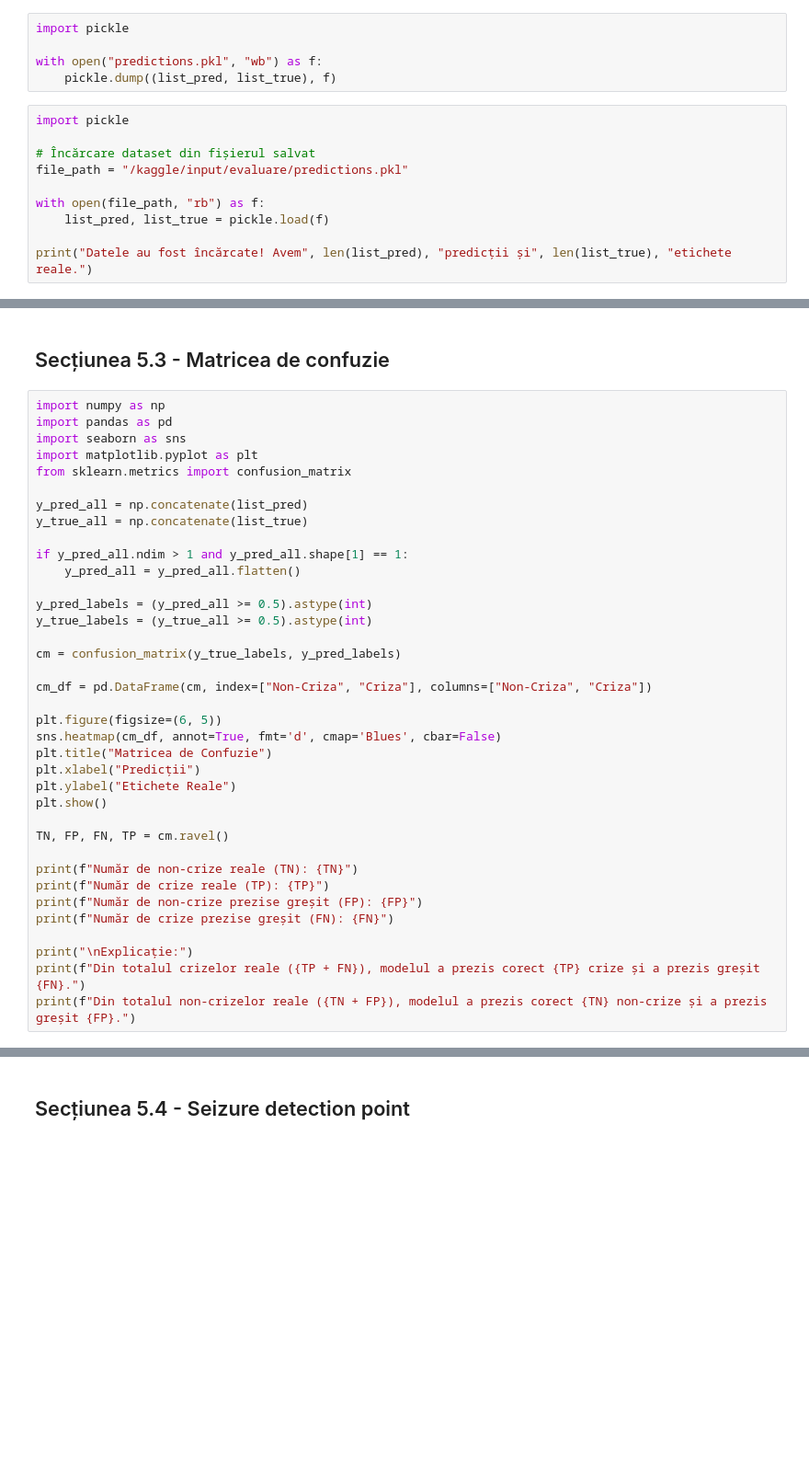
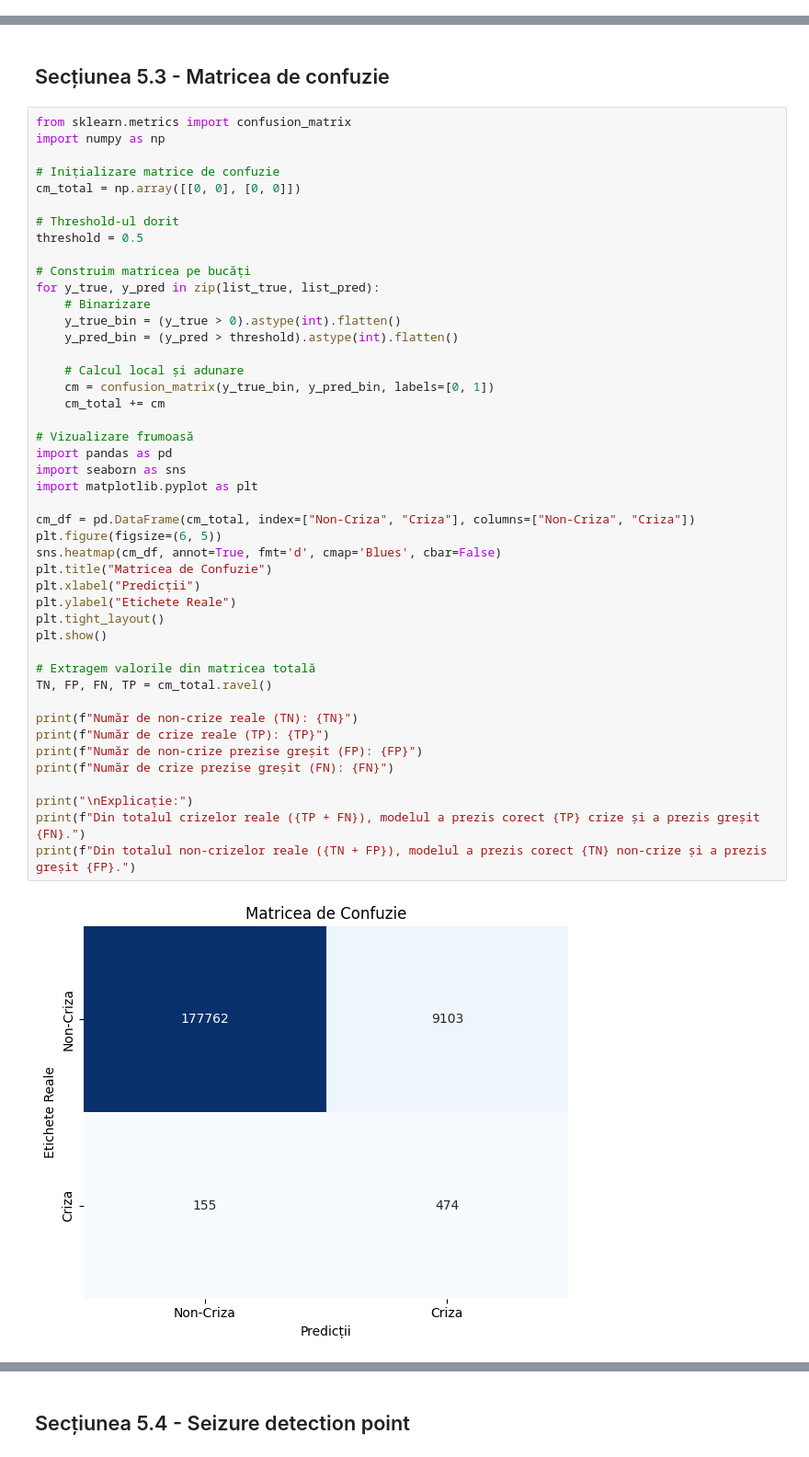
Before and after one commit to DDarriaA/Calculator, a Jupyter notebook: epileptic-seizure-recognition.ipynb, the cells around one changed output, grey strips where cells are left out. Shown at 92% size. Drawn from its saved outputs; the diff is of its cells as text; blank space fills up the shorter version.

```diff
--- a/epileptic-seizure-recognition.ipynb
+++ b/epileptic-seizure-recognition.ipynb
@@ -1457,15 +1533,0 @@ print(list_true[:5])  # Primele 5 etichete adevărate
-# %%
-import pickle
-
-with open("predictions.pkl", "wb") as f:
-    pickle.dump((list_pred, list_true), f)
-# %%
-import pickle
-
-# Încărcare dataset din fișierul salvat
-file_path = "/kaggle/input/evaluare/predictions.pkl"
-
-with open(file_path, "rb") as f:
-    list_pred, list_true = pickle.load(f)
-
-print("Datele au fost încărcate! Avem", len(list_pred), "predicții și", len(list_true), "etichete reale.")
@@ -1634,39 +1595,49 @@ plt.show()
 # %% [markdown]
 ## Secțiunea 5.3 - Matricea de confuzie
 # %%
+from sklearn.metrics import confusion_matrix
 import numpy as np
+
+# Inițializare matrice de confuzie
+cm_total = np.array([[0, 0], [0, 0]])
+
+# Threshold-ul dorit
+threshold = 0.5
+
+# Construim matricea pe bucăți
+for y_true, y_pred in zip(list_true, list_pred):
+    # Binarizare
+    y_true_bin = (y_true > 0).astype(int).flatten()
+    y_pred_bin = (y_pred > threshold).astype(int).flatten()
+
+    # Calcul local și adunare
+    cm = confusion_matrix(y_true_bin, y_pred_bin, labels=[0, 1])
+    cm_total += cm
+
+# Vizualizare frumoasă
 import pandas as pd
 import seaborn as sns
 import matplotlib.pyplot as plt
-from sklearn.metrics import confusion_matrix
 
-y_pred_all = np.concatenate(list_pred)
-y_true_all = np.concatenate(list_true)
-
-if y_pred_all.ndim > 1 and y_pred_all.shape[1] == 1:
-    y_pred_all = y_pred_all.flatten()
-
-y_pred_labels = (y_pred_all >= 0.5).astype(int)
-y_true_labels = (y_true_all >= 0.5).astype(int)
-
-cm = confusion_matrix(y_true_labels, y_pred_labels)
-
-cm_df = pd.DataFrame(cm, index=["Non-Criza", "Criza"], columns=["Non-Criza", "Criza"])
-
+cm_df = pd.DataFrame(cm_total, index=["Non-Criza", "Criza"], columns=["Non-Criza", "Criza"])
 plt.figure(figsize=(6, 5))
 sns.heatmap(cm_df, annot=True, fmt='d', cmap='Blues', cbar=False)
 plt.title("Matricea de Confuzie")
 plt.xlabel("Predicții")
 plt.ylabel("Etichete Reale")
+plt.tight_layout()
 plt.show()
 
-TN, FP, FN, TP = cm.ravel()
+# Extragem valorile din matricea totală
+TN, FP, FN, TP = cm_total.ravel()
 
 print(f"Număr de non-crize reale (TN): {TN}")
 print(f"Număr de crize reale (TP): {TP}")
 print(f"Număr de non-crize prezise greșit (FP): {FP}")
 print(f"Număr de crize prezise greșit (FN): {FN}")
 
 print("\nExplicație:")
 print(f"Din totalul crizelor reale ({TP + FN}), modelul a prezis corect {TP} crize și a prezis greșit {FN}.")
 print(f"Din totalul non-crizelor reale ({TN + FP}), modelul a prezis corect {TN} non-crize și a prezis greșit {FP}.")
+# %% [output]
+[figure, added]
```
Also changed, not shown: parts of 40 cells of this notebook.
